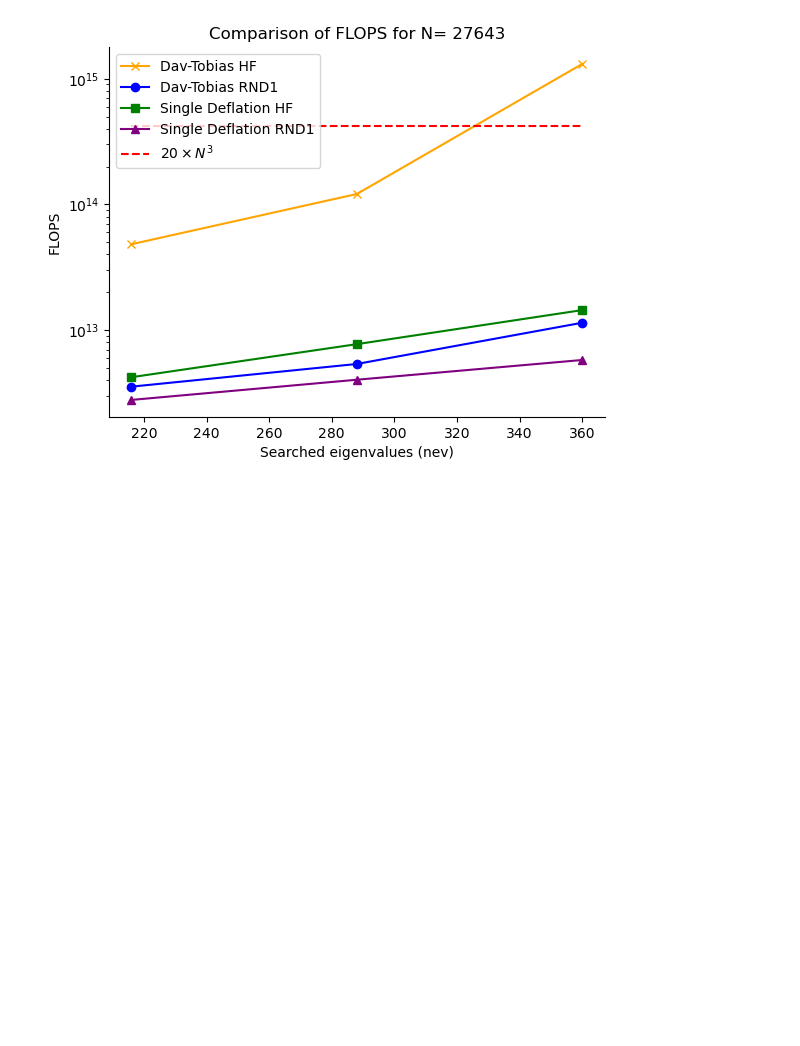
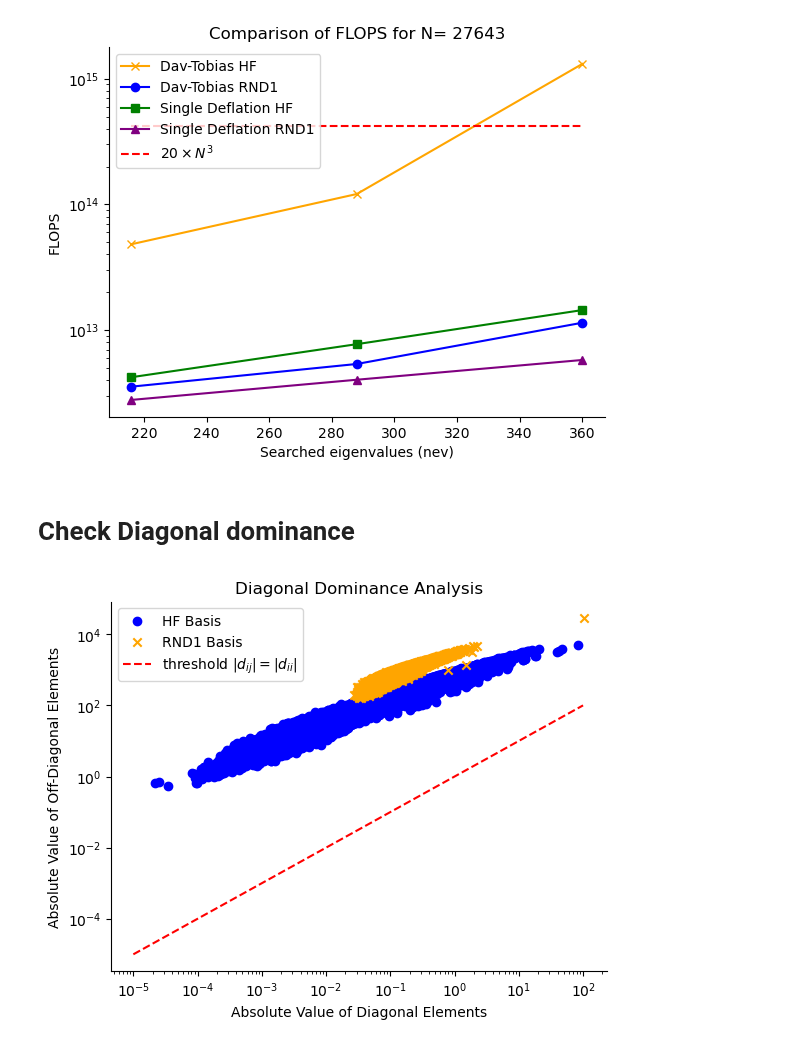
Before and after one commit to framere/Final_codes_MA, a Jupyter notebook: plot_comp_time.ipynb, the cells around one changed output. Cells and saved outputs as stored; diff of their text form; code cells hidden in the pictures; blank space fills up the shorter version.

```diff
--- a/plot_comp_time.ipynb
+++ b/plot_comp_time.ipynb
@@ -107,3 +107,36 @@ sns.despine()
 plt.savefig("FLOPS_improved.png", dpi=300, bbox_inches='tight')
 # %% [output]
 [figure]
+# %% [markdown]
+# Check Diagonal dominance
+# %%
+file_HF = "diagonal_analysis_HFbasis.txt"
+file_RND1 = "diagonal_analysis_RNDbasis1.txt"
+
+def read_diagonal_analysis(file):
+    with open(file, 'r') as f:
+        lines = f.readlines()
+    data = []
+    for line in lines:
+        if line.strip():  # Check if the line is not empty
+            parts = line.split()
+            data.append([float(part) for part in parts])
+    return np.array(data)
+
+data_HF = read_diagonal_analysis(file_HF)
+data_RND1 = read_diagonal_analysis(file_RND1)
+
+plt.figure()
+plt.scatter(data_HF[:, 0], data_HF[:, 1], label='HF Basis', color='blue', marker='o')
+plt.scatter(data_RND1[:, 0], data_RND1[:, 1], label='RND1 Basis', color='orange', marker='x')
+plt.xlabel('Absolute Value of Diagonal Elements')
+plt.ylabel('Absolute Value of Off-Diagonal Elements')
+plt.plot([0.00001, 100], [0.00001, 100], color='red', linestyle='--', label='threshold $|d_{ij}| = |d_{ii}|$')
+plt.xscale('log')
+plt.yscale('log')
+plt.title('Diagonal Dominance Analysis')
+plt.legend()
+sns.despine()
+plt.savefig("Diagonal_Dominance.png", dpi=300, bbox_inches='tight')
+# %% [output]
+[figure, added]
```
